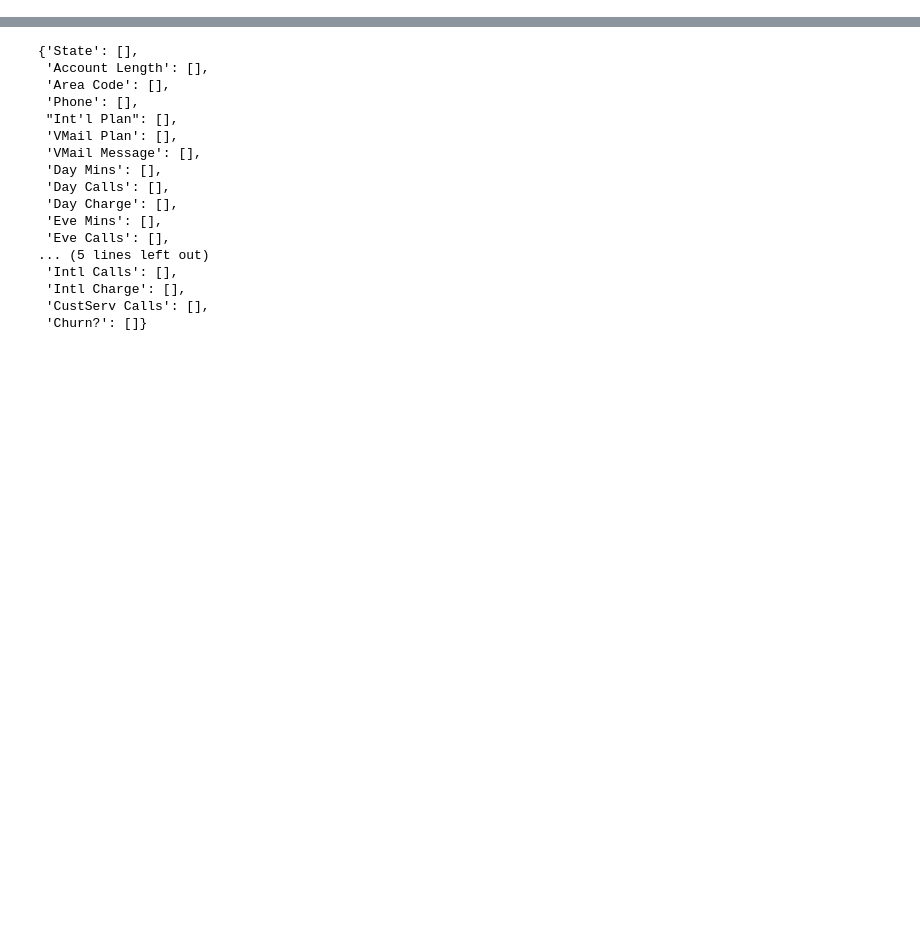
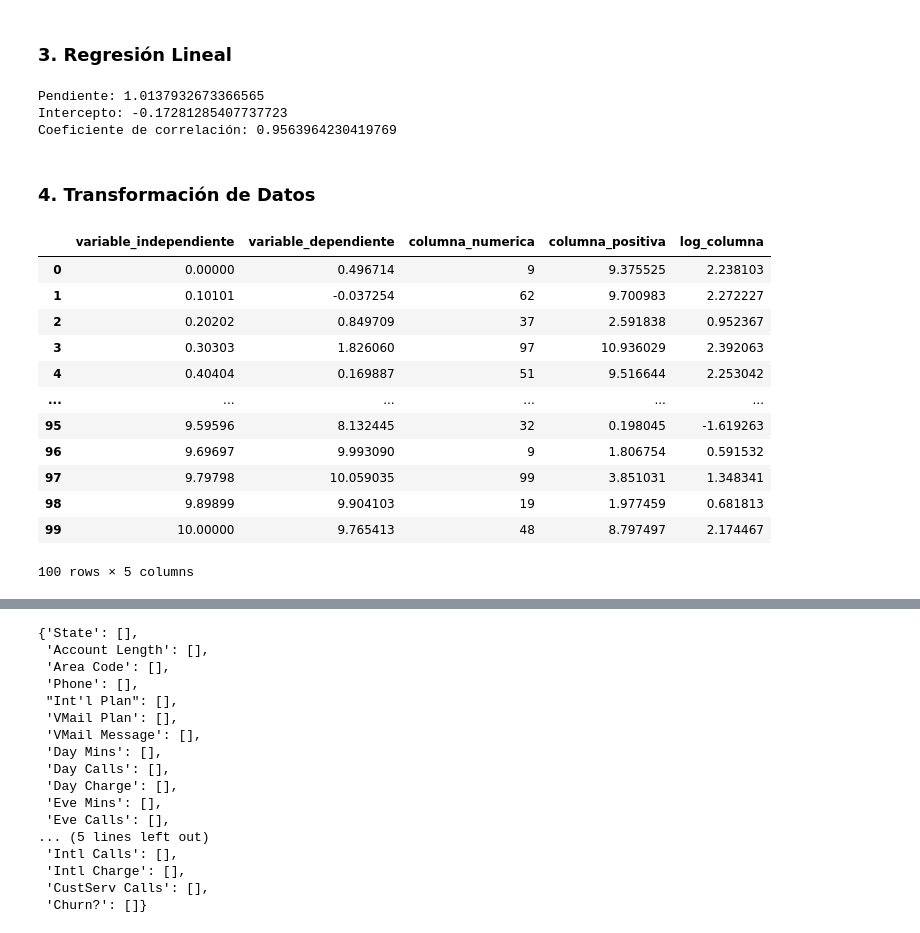
Before and after one commit to cpatagon/Python_Numerico, a Jupyter notebook: clases/01_Introduccion_python/01_05_LecturaDatos .ipynb, the cells around one changed output, grey strips where cells are left out. Drawn from its saved outputs; the diff is of its cells as text; code cells hidden in the pictures; blank space fills up the shorter version.

```diff
--- a/clases/01_Introduccion_python/01_05_LecturaDatos .ipynb
+++ b/clases/01_Introduccion_python/01_05_LecturaDatos .ipynb
@@ -118,0 +105,38 @@ lo primero que hacemos es importar las librerías con las que trabajaresmos y qu
+# %% [markdown]
+### 3. Regresión Lineal
+# %%
+x = df['variable_independiente']
+y = df['variable_dependiente']
+
+slope, intercept, r_value, p_value, std_err = stats.linregress(x, y)
+
+print(f"Pendiente: {slope}")
+print(f"Intercepto: {intercept}")
+print(f"Coeficiente de correlación: {r_value}")
+# %% [output]
+Pendiente: 1.0137932673366565
+Intercepto: -0.17281285407737723
+Coeficiente de correlación: 0.9563964230419769
+# %% [markdown]
+### 4. Transformación de Datos
+# %%
+# Normalización de datos
+df_normalized = (df - df.mean()) / df.std()
+
+# Aplicar una función a una columna
+df['log_columna'] = np.log(df['columna_positiva'])
+df
+# %% [output]
+|  | variable_independiente | variable_dependiente | columna_numerica | columna_positiva | log_columna |
+| 0 | 0.00000 | 0.496714 | 9 | 9.375525 | 2.238103 |
+| 1 | 0.10101 | -0.037254 | 62 | 9.700983 | 2.272227 |
+| 2 | 0.20202 | 0.849709 | 37 | 2.591838 | 0.952367 |
+| 3 | 0.30303 | 1.826060 | 97 | 10.936029 | 2.392063 |
+| 4 | 0.40404 | 0.169887 | 51 | 9.516644 | 2.253042 |
+| ... | ... | ... | ... | ... | ... |
+| 95 | 9.59596 | 8.132445 | 32 | 0.198045 | -1.619263 |
+| 96 | 9.69697 | 9.993090 | 9 | 1.806754 | 0.591532 |
+| 97 | 9.79798 | 10.059035 | 99 | 3.851031 | 1.348341 |
+| 98 | 9.89899 | 9.904103 | 19 | 1.977459 | 0.681813 |
+| 99 | 10.00000 | 9.765413 | 48 | 8.797497 | 2.174467 |
+100 rows × 5 columns
```
Also changed, not shown: parts of 18 cells of this notebook, 6 other files.
